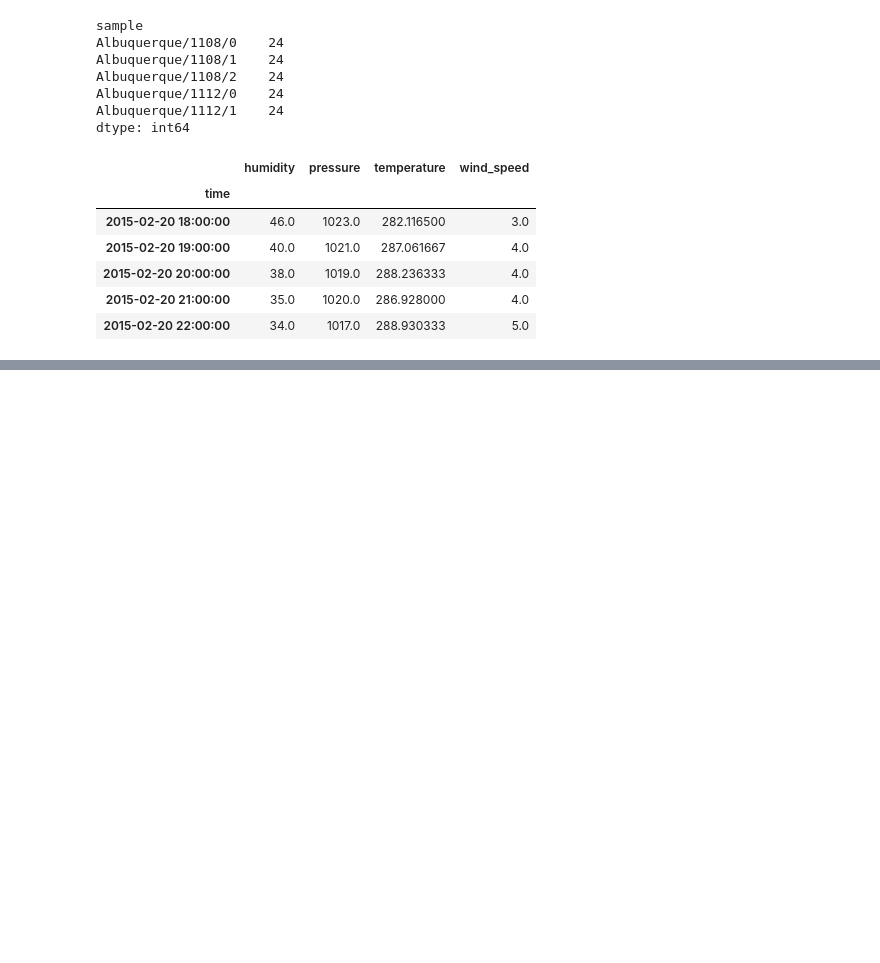
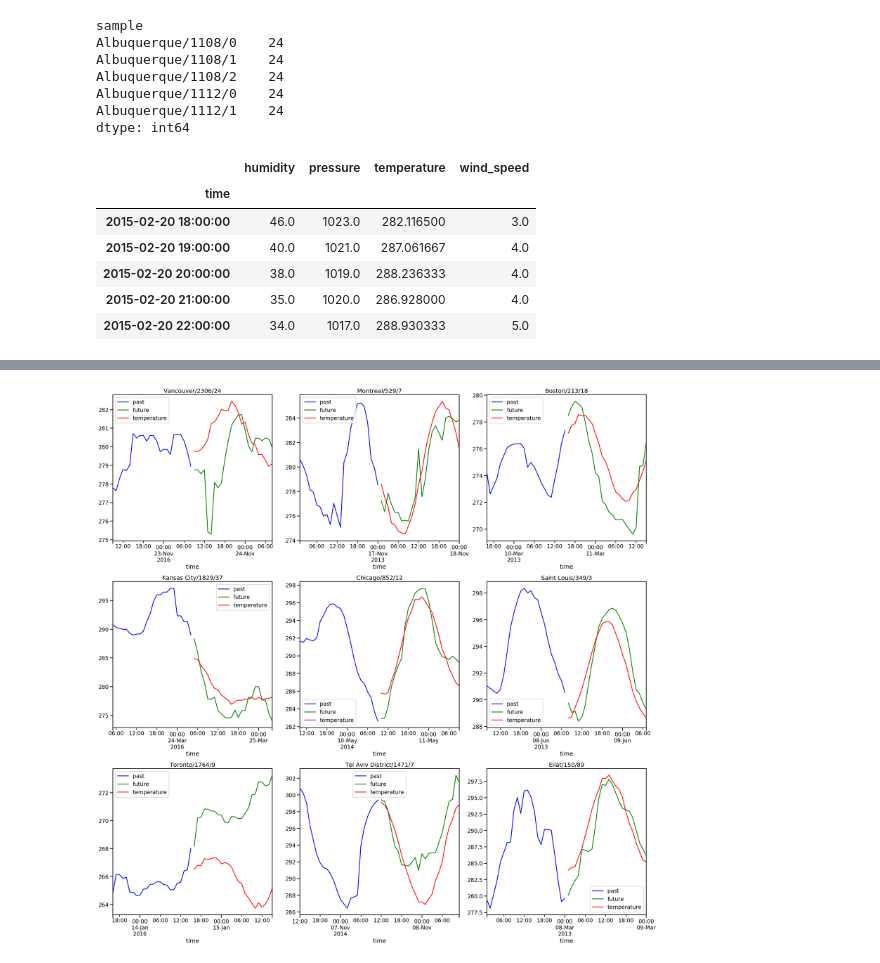
Before and after one commit to hellodanylo/ucla-deeplearning, a Jupyter notebook: 03_rnn/WeatherForecast.ipynb, the cells around one changed output, grey strips where cells are left out. Cells and saved outputs as stored; diff of their text form; code cells hidden in the pictures; blank space fills up the shorter version.

```diff
--- a/03_rnn/WeatherForecast.ipynb
+++ b/03_rnn/WeatherForecast.ipynb
@@ -146,11 +135,14 @@ report_shapes(train_X_scaled, train_y, validate_X_scaled, validate_y)
 # https://docs.scipy.org/doc/numpy/reference/generated/numpy.reshape.html
 
 def frame_to_ndarray(frame_X, frame_y):
-    X_nd = frame_X.reshape(-1, condition_window, features_length)
-    y_nd = frame_y['temperature'].values.reshape(-1, prediction_window)
+    X_nd = frame_X.reshape(-1, condition_window, features_length).astype('float32')
+    y_nd = frame_y['temperature'].values.reshape(-1, prediction_window).astype('float32')
     return X_nd, y_nd
 
-train_X_nd, train_y_nd = frame_to_ndarray(train_X_scaled, train_y)
-validate_X_nd, validate_y_nd = frame_to_ndarray(validate_X_scaled, validate_y)
+train_X_nd, train_y_nd = frame_to_ndarray(scaled_X['train'], train_y)
+validate_X_nd, validate_y_nd = frame_to_ndarray(scaled_X['validate'], validate_y)
+
+# Task: Transform other segments of the dataset (test, and score).
+# Enter your code here.
 # %%
 # Let's confirm the expected shape.
@@ -321,0 +347,12 @@ pd.concat([
+# %%
+from utils import nd_target_like_panel, plot_random_forecasts
+
+train_y_hat = nd_target_like_panel(train_y, model.predict(train_X_nd))
+
+plot_random_forecasts(
+    train_X['temperature'],
+    train_y['temperature'],
+    train_y_hat
+)
+# %% [output]
+[figure, added]
```
Also changed, not shown: parts of 16 cells of this notebook, 1 other file.
